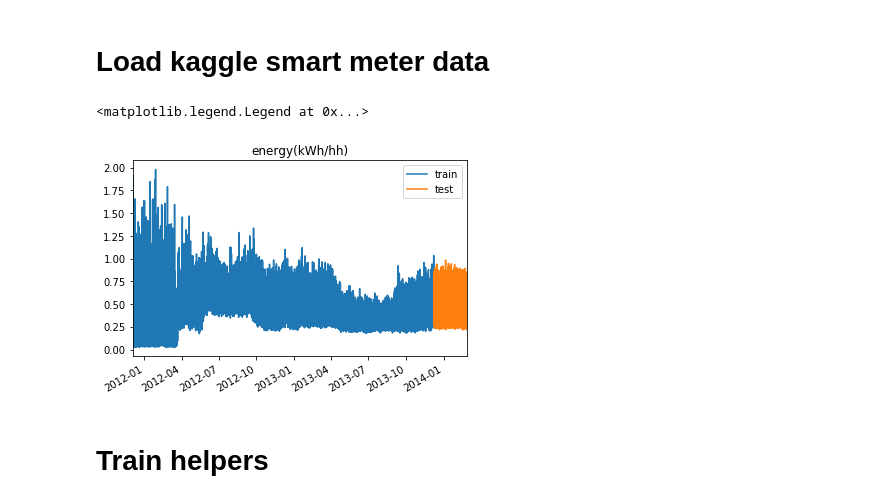
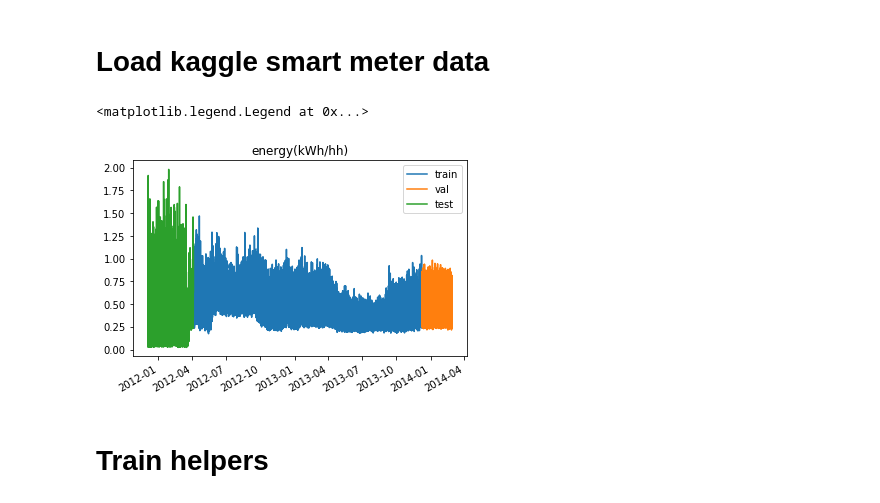
Before and after one commit to wassname/attentive-neural-processes, a Jupyter notebook: smartmeters-lstm_std.ipynb, the cells around one changed output. Cells and saved outputs as stored; diff of their text form; code cells hidden in the pictures.

```diff
--- a/smartmeters-lstm_std.ipynb
+++ b/smartmeters-lstm_std.ipynb
@@ -48,15 +52,16 @@ use_logy=False
 # %% [markdown]
 # Load kaggle smart meter data
 # %%
-df_train, df_test = get_smartmeter_df()
+df_train, df_val, df_test = get_smartmeter_df()
 # %%
 # Show split
 df_train['energy(kWh/hh)'].plot(label='train')
+df_val['energy(kWh/hh)'].plot(label='val')
 df_test['energy(kWh/hh)'].plot(label='test')
 plt.title('energy(kWh/hh)')
 plt.legend()
 # %% [output]
 <matplotlib.legend.Legend at 0x...>
-[figure, old version]
+[figure, new version]
 # %% [markdown]
 # Train helpers
```
Also changed, not shown: parts of 16 cells of this notebook, 10 other files.
